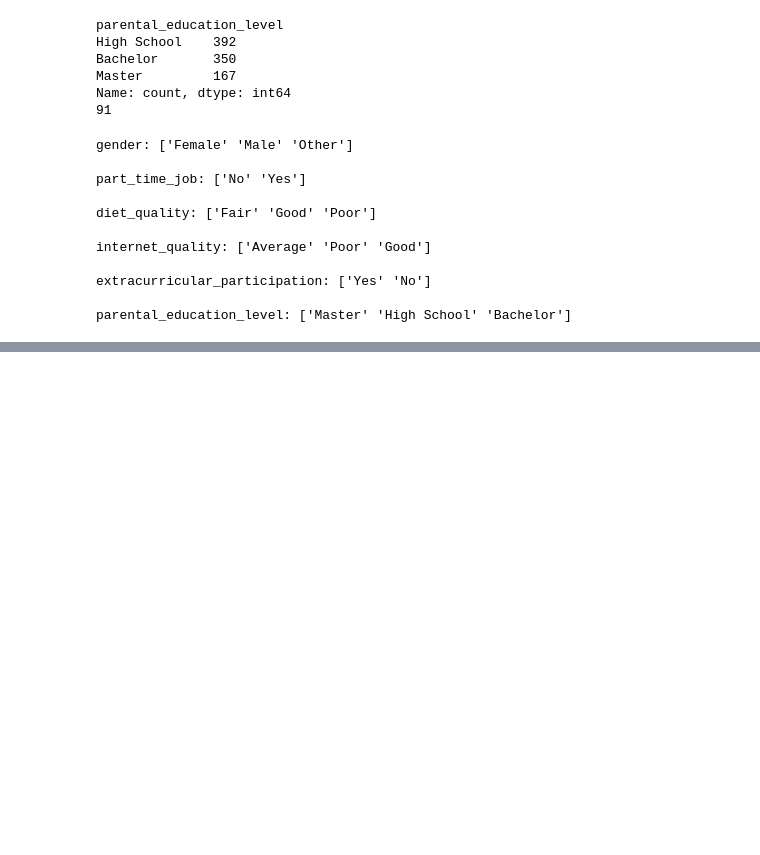
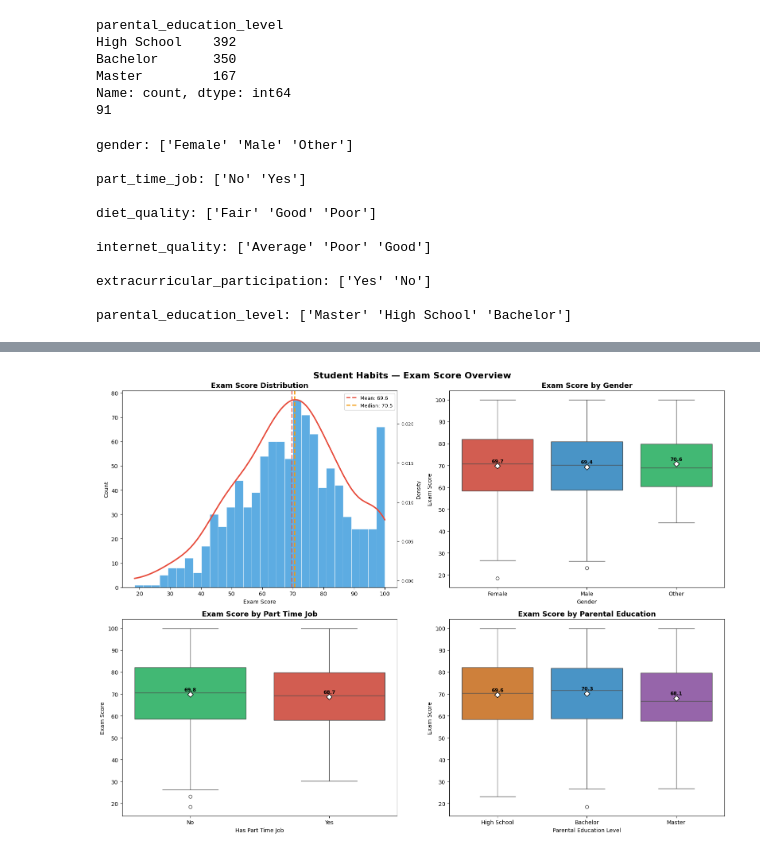
Before and after one commit to john-nio/eda-project, a Jupyter notebook: student_habits_performance/student_habit_performance.ipynb, the cells around one changed output, grey strips where cells are left out. Saved outputs shown, nothing was run; the diff lists cells and outputs as text; code cells hidden in the pictures; blank space fills up the shorter version.

Commit message:
Adding more charts

```diff
--- a/student_habits_performance/student_habit_performance.ipynb
+++ b/student_habits_performance/student_habit_performance.ipynb
@@ -58,3 +60,96 @@ internet_quality: ['Average' 'Poor' 'Good']
 extracurricular_participation: ['Yes' 'No']
 
 parental_education_level: ['Master' 'High School' 'Bachelor']
+# %%
+import os
+os.makedirs('visualizations', exist_ok=True)
+
+fig, axes = plt.subplots(2, 2, figsize=(16, 12))
+axes = axes.flatten()
+
+# color palette
+palette_gender = {'Female': '#e74c3c', 'Male': '#3498db', 'Other': '#2ecc71'}
+
+# ── 1. Exam score distribution ─────────────────────────────────
+axes[0].hist(df['exam_score'], bins=30, color='#3498db',
+             edgecolor='white', linewidth=0.5, alpha=0.8)
+
+# KDE overlay
+from scipy.stats import gaussian_kde
+kde = gaussian_kde(df['exam_score'], bw_method=0.3)
+x = np.linspace(df['exam_score'].min(), df['exam_score'].max(), 300)
+ax2 = axes[0].twinx()
+ax2.plot(x, kde(x), color='#e74c3c', linewidth=2.5, label='KDE')
+ax2.set_ylabel('Density', fontsize=9)
+ax2.tick_params(axis='y', labelsize=8)
+
+axes[0].axvline(df['exam_score'].mean(), color='#e74c3c',
+                linestyle='--', linewidth=2,
+                label=f'Mean: {df["exam_score"].mean():.1f}')
+axes[0].axvline(df['exam_score'].median(), color='#f39c12',
+                linestyle='--', linewidth=2,
+                label=f'Median: {df["exam_score"].median():.1f}')
+axes[0].set_title('Exam Score Distribution', fontsize=13, fontweight='bold')
+axes[0].set_xlabel('Exam Score')
+axes[0].set_ylabel('Count')
+axes[0].legend(fontsize=9)
+
+# ── 2. Exam score by gender ────────────────────────────────────
+sns.boxplot(data=df, x='gender', y='exam_score',
+            palette=palette_gender,
+            order=['Female', 'Male', 'Other'],
+            ax=axes[1])
+
+# add mean markers
+for j, gender in enumerate(['Female', 'Male', 'Other']):
+    mean_val = df[df['gender'] == gender]['exam_score'].mean()
+    axes[1].plot(j, mean_val, marker='D', color='white',
+                 markersize=7, markeredgecolor='black', zorder=5)
+    axes[1].text(j, mean_val + 1.5, f'{mean_val:.1f}',
+                 ha='center', fontsize=9, fontweight='bold')
+
+axes[1].set_title('Exam Score by Gender', fontsize=13, fontweight='bold')
+axes[1].set_xlabel('Gender')
+axes[1].set_ylabel('Exam Score')
+
+# ── 3. Exam score by part time job ────────────────────────────
+sns.boxplot(data=df, x='part_time_job', y='exam_score',
+            palette={'No': '#2ecc71', 'Yes': '#e74c3c'},
+            ax=axes[2])
+
+for j, job in enumerate(['No', 'Yes']):
+    mean_val = df[df['part_time_job'] == job]['exam_score'].mean()
+    axes[2].plot(j, mean_val, marker='D', color='white',
+                 markersize=7, markeredgecolor='black', zorder=5)
+    axes[2].text(j, mean_val + 1.5, f'{mean_val:.1f}',
+                 ha='center', fontsize=9, fontweight='bold')
+
+axes[2].set_title('Exam Score by Part Time Job',
+                  fontsize=13, fontweight='bold')
+axes[2].set_xlabel('Has Part Time Job')
+axes[2].set_ylabel('Exam Score')
+
+# ── 4. Exam score by parental education ───────────────────────
+order = ['High School', 'Bachelor', 'Master']
+sns.boxplot(data=df, x='parental_education_level', y='exam_score',
+            palette=['#e67e22', '#3498db', '#9b59b6'],
+            order=order, ax=axes[3])
+
+for j, edu in enumerate(order):
+    mean_val = df[df['parental_education_level'] == edu]['exam_score'].mean()
+    axes[3].plot(j, mean_val, marker='D', color='white',
+                 markersize=7, markeredgecolor='black', zorder=5)
+    axes[3].text(j, mean_val + 1.5, f'{mean_val:.1f}',
+                 ha='center', fontsize=9, fontweight='bold')
+
+axes[3].set_title('Exam Score by Parental Education',
+                  fontsize=13, fontweight='bold')
+axes[3].set_xlabel('Parental Education Level')
+axes[3].set_ylabel('Exam Score')
+
+fig.suptitle('Student Habits — Exam Score Overview',
+             fontsize=16, fontweight='bold')
+plt.tight_layout()
+plt.savefig('visualizations/exam_score_overview.png', dpi=150)
+plt.show()
+# %% [output]
@@ -60,0 +167 @@ parental_education_level: ['Master' 'High School' 'Bachelor']
+[figure, added]
```
Also changed, not shown: parts of 3 cells of this notebook, 2 other files.
